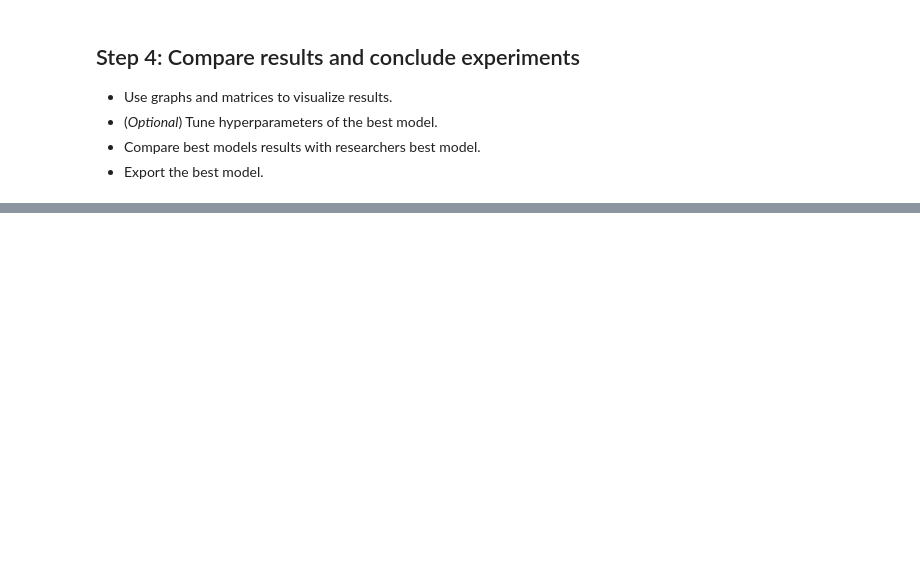
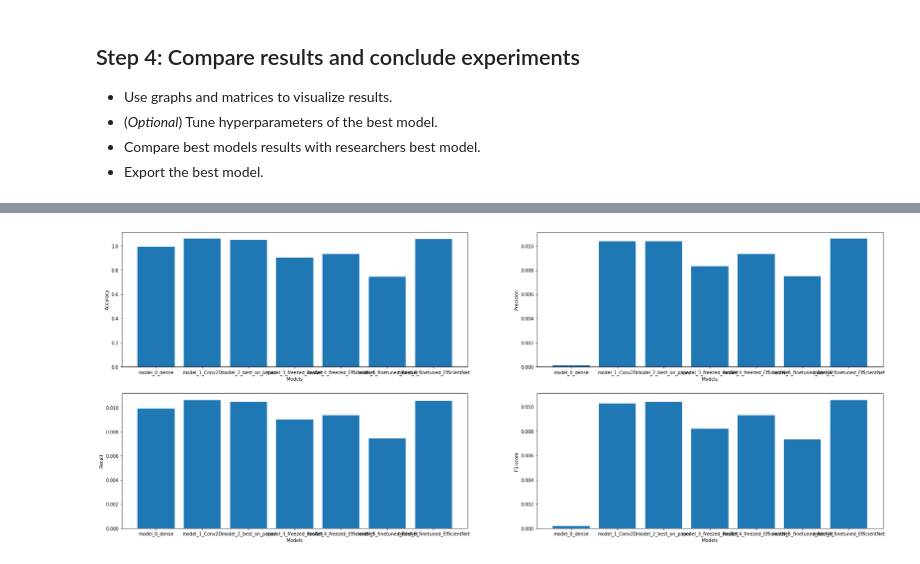
Before and after one commit to ishandandekar/Looking-Fruit, a Jupyter notebook: Looking_Fruit_nbk.ipynb, the cells around one changed output, grey strips where cells are left out. Saved outputs shown, nothing was run; the diff lists cells and outputs as text; code cells hidden in the pictures; blank space fills up the shorter version.

```diff
--- a/Looking_Fruit_nbk.ipynb
+++ b/Looking_Fruit_nbk.ipynb
@@ -739,6 +773,6 @@ plot_loss_curves(history_model_5)
 # %%
 # Loading in the best weights
-best_weights_path = "/content/model_experiments/model_5_tuned_ResNet"
+best_weights_path = "/content/model_experiments/model_5_finetuned_ResNet"
 model_5.load_weights(best_weights_path)
 
 # Evaluate on test set
@@ -746,7 +783,7 @@ model_5.evaluate(test_data)
 # %%
 # Getting predictions on test data
 model_5_preds_prob = model_5.predict(test_data, verbose=1)
-model_5_preds_classes = model_5_preds_prob.argmax(axis=1)
+model_5_preds_classes = np.array(model_5_preds_prob.argmax(axis=1)).reshape(-1, 1)
 
 # Getting a metrics report
 model_5_metrics = get_metrics(y_labels, model_5_preds_classes)
@@ -777,8 +820,7 @@ inputs= layers.Input(shape=INPUT_SHAPE, name="input_layer")
 x = base_efficient_net_model(inputs)
 x = tf.keras.layers.GlobalAveragePooling2D(name="global_average_pooling_layer")(x)
 outputs=tf.keras.layers.Dense(131,activation="softmax",name="output_layer")(x)
-model_6 = tf.keras.Model(inputs=inputs, outputs=outputs)
-model_6.__name = "model_6_finetuned_EfficientNet"
+model_6 = tf.keras.Model(inputs=inputs, outputs=outputs, name="model_6_finetuned_EfficientNet")
 
 # 2. Compile the model
 model_6.compile(loss="categorical_crossentropy",
@@ -790,7 +832,7 @@ model_6.summary()
 
 # 4. Fit the model
 history_model_6 = model_6.fit(train_data,
-                              epochs=10,
+                              epochs=25,
                               validation_data=test_data,
                               validation_steps=len(test_data)*0.15,
-                              callbacks=[create_model_checkpoint(model_name=model_6.name)])
+                              callbacks=[create_model_checkpoint(model_name=model_6.name), create_early_stopping()])
@@ -810,7 +876,7 @@ model_6.evaluate(test_data)
 # %%
 # Getting predictions on test data
 model_6_preds_prob = model_6.predict(test_data, verbose=1)
-model_6_preds_classes = model_6_preds_prob.argmax(axis=1)
+model_6_preds_classes = np.array(model_6_preds_prob.argmax(axis=1)).reshape(-1, 1)
 
 # Getting a metrics report
 model_6_metrics = get_metrics(y_labels, model_6_preds_classes)
@@ -834,20 +915,22 @@ results_df
 # %%
 # Plotting various metrics
-plt.figure(figsize=(15,12))
+plt.figure(figsize=(30,12))
 plt.title("Metrics of all models")
 plt.subplot(2,2,1)
 plt.bar(results_df.index, results_df["Accuracy"])
 plt.xlabel("Models")
 plt.ylabel("Accuracy")
 plt.subplot(2,2,2)
 plt.bar(results_df.index, results_df["Precision"])
 plt.xlabel("Models")
 plt.ylabel("Precision")
 plt.subplot(2,2,3)
 plt.bar(results_df.index, results_df["Recall"])
 plt.xlabel("Models")
 plt.ylabel("Recall")
 plt.subplot(2,2,4)
 plt.bar(results_df.index, results_df["F1-score"])
 plt.xlabel("Models")
-plt.ylabel("F1-score")
+plt.ylabel("F1-score");
+# %% [output]
+[figure, added]
```
Also changed, not shown: parts of 44 cells of this notebook.
